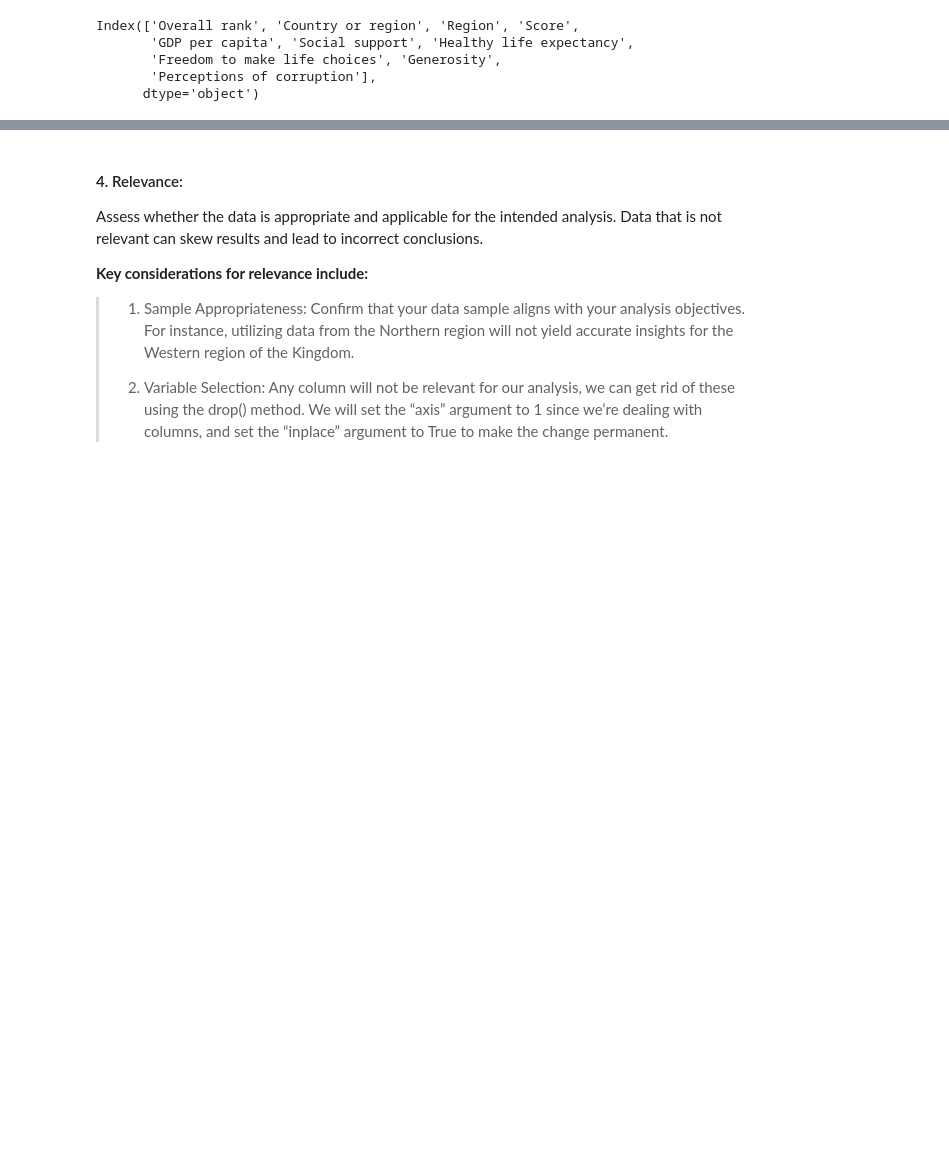
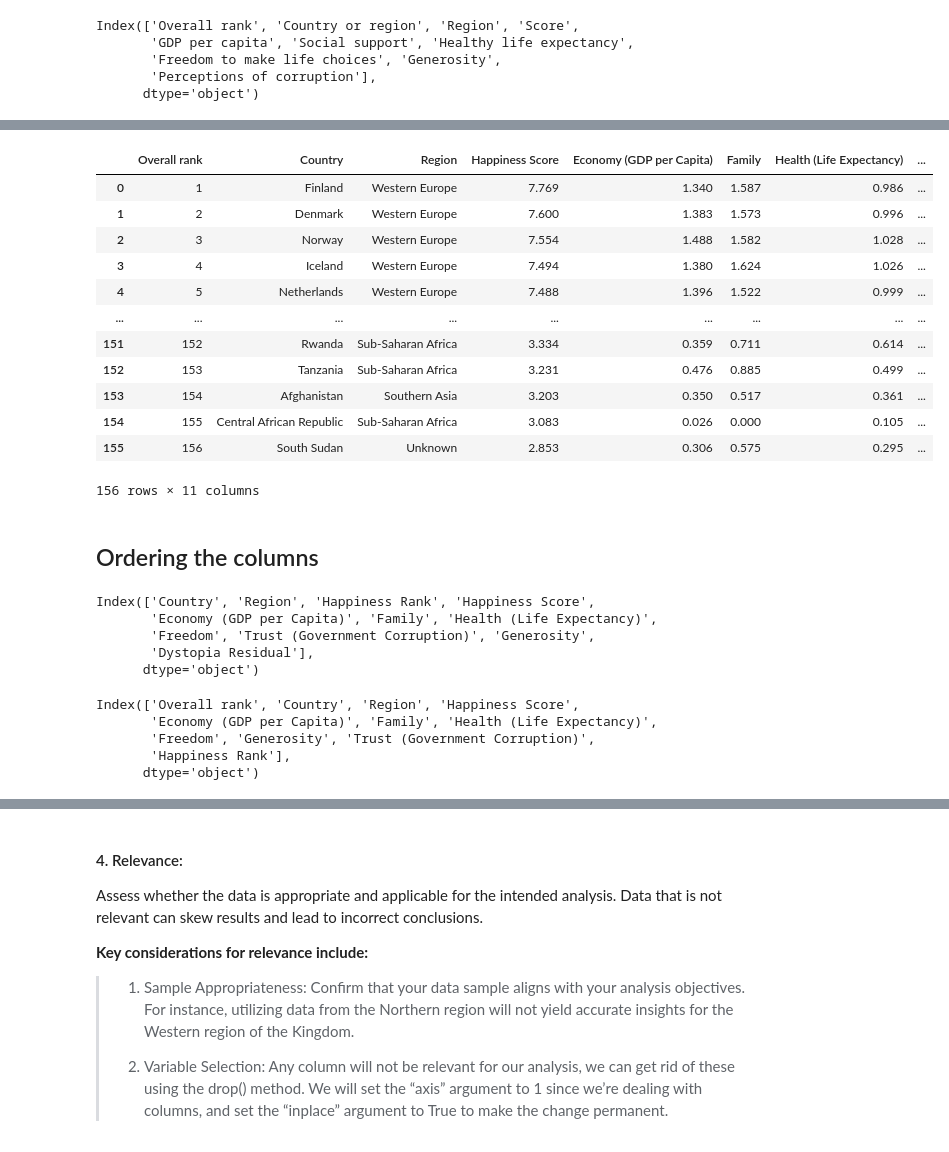
Before and after one commit to Tuwaiq-DS-ML-bootcamp-V-9/Usecase-2, a Jupyter notebook: EDA explain template.ipynb, the cells around one changed output, grey strips where cells are left out. Cells and saved outputs as stored; diff of their text form; code cells hidden in the pictures; blank space fills up the shorter version.

```diff
--- a/EDA explain template.ipynb
+++ b/EDA explain template.ipynb
@@ -505,0 +522,36 @@ Whappiness_2019
+# %%
+Whappiness_2019['Happiness Rank'] = Whappiness_2019['Happiness Score'].rank(ascending=False)
+# %%
+Whappiness_2019
+# %% [output]
+|  | Overall rank | Country | Region | Happiness Score | Economy (GDP per Capita) | Family | Health (Life Expectancy) | ... |
+| 0 | 1 | Finland | Western Europe | 7.769 | 1.340 | 1.587 | 0.986 | ... |
+| 1 | 2 | Denmark | Western Europe | 7.600 | 1.383 | 1.573 | 0.996 | ... |
+| 2 | 3 | Norway | Western Europe | 7.554 | 1.488 | 1.582 | 1.028 | ... |
+| 3 | 4 | Iceland | Western Europe | 7.494 | 1.380 | 1.624 | 1.026 | ... |
+| 4 | 5 | Netherlands | Western Europe | 7.488 | 1.396 | 1.522 | 0.999 | ... |
+| ... | ... | ... | ... | ... | ... | ... | ... | ... |
+| 151 | 152 | Rwanda | Sub-Saharan Africa | 3.334 | 0.359 | 0.711 | 0.614 | ... |
+| 152 | 153 | Tanzania | Sub-Saharan Africa | 3.231 | 0.476 | 0.885 | 0.499 | ... |
+| 153 | 154 | Afghanistan | Southern Asia | 3.203 | 0.350 | 0.517 | 0.361 | ... |
+| 154 | 155 | Central African Republic | Sub-Saharan Africa | 3.083 | 0.026 | 0.000 | 0.105 | ... |
+| 155 | 156 | South Sudan | Unknown | 2.853 | 0.306 | 0.575 | 0.295 | ... |
+156 rows × 11 columns
+# %% [markdown]
+## Ordering the columns
+# %%
+Whappiness_2015.columns
+# %% [output]
+Index(['Country', 'Region', 'Happiness Rank', 'Happiness Score',
+       'Economy (GDP per Capita)', 'Family', 'Health (Life Expectancy)',
+       'Freedom', 'Trust (Government Corruption)', 'Generosity',
+       'Dystopia Residual'],
+      dtype='object')
+# %%
+Whappiness_2018.columns
+# %% [output]
+Index(['Overall rank', 'Country', 'Region', 'Happiness Score',
+       'Economy (GDP per Capita)', 'Family', 'Health (Life Expectancy)',
+       'Freedom', 'Generosity', 'Trust (Government Corruption)',
+       'Happiness Rank'],
+      dtype='object')
```
Also changed, not shown: parts of 16 cells of this notebook.
